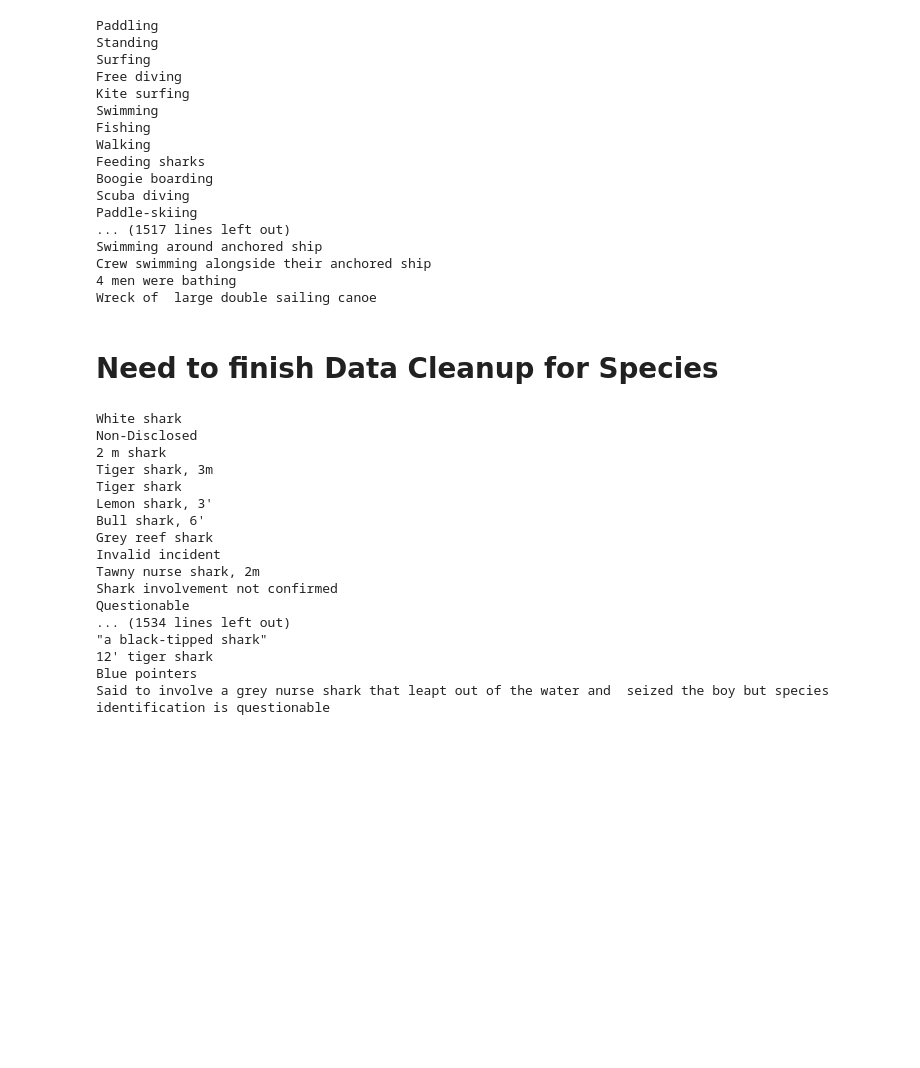
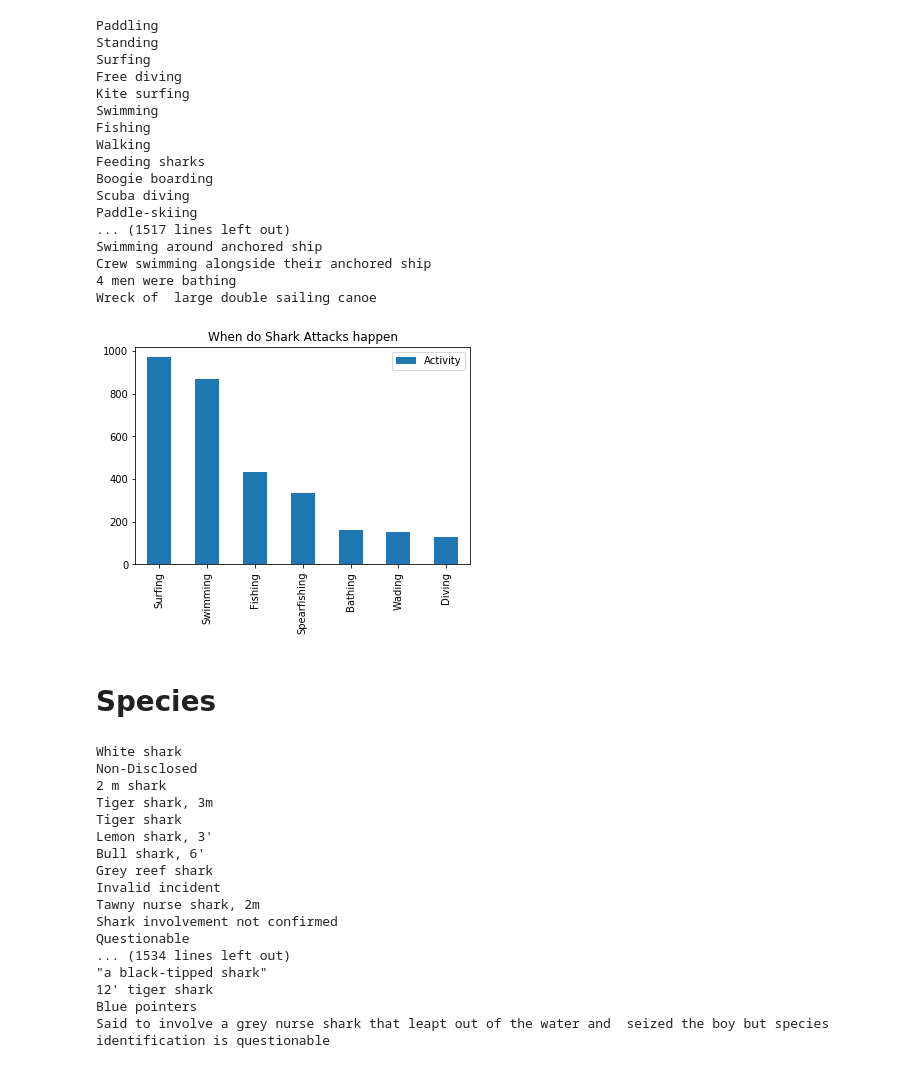
Before and after one commit to stl-lucas/group-project-01, a Jupyter notebook: data_playground.ipynb, the cells around one changed output. Saved outputs shown, nothing was run; the diff lists cells and outputs as text; code cells hidden in the pictures; blank space fills up the shorter version.

```diff
--- a/data_playground.ipynb
+++ b/data_playground.ipynb
@@ -74,8 +74,15 @@ Swimming around anchored ship
 Crew swimming alongside their anchored ship
 4 men were bathing
 Wreck of  large double sailing canoe
-# %% [markdown]
-# Need to finish Data Cleanup for Species
+# %%
+shark_activity=shark_df["Activity"].value_counts().to_frame()
+activity_df=shark_activity[shark_activity['Activity']>100]
+activity_df.plot(kind="bar",title="When do Shark Attacks happen")
+plt.show()
+# %% [output]
+[figure, added]
+# %% [markdown]
+# Species
 # %%
 # Need to standardize list of species to remove sizes and non-species to 'Non-Disclosed'
 sharks = shark_df["Species"].unique()
```
Also changed, not shown: parts of 27 cells of this notebook.
